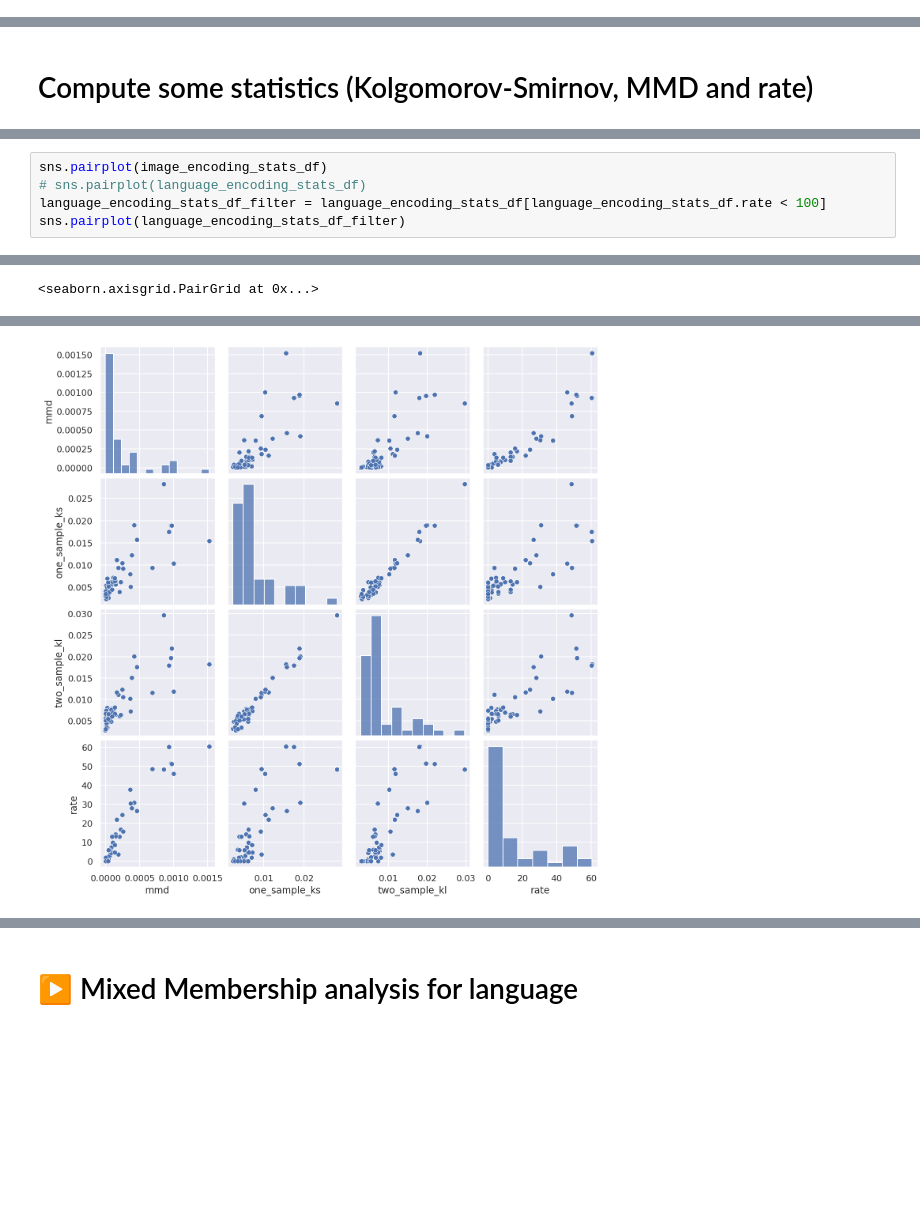
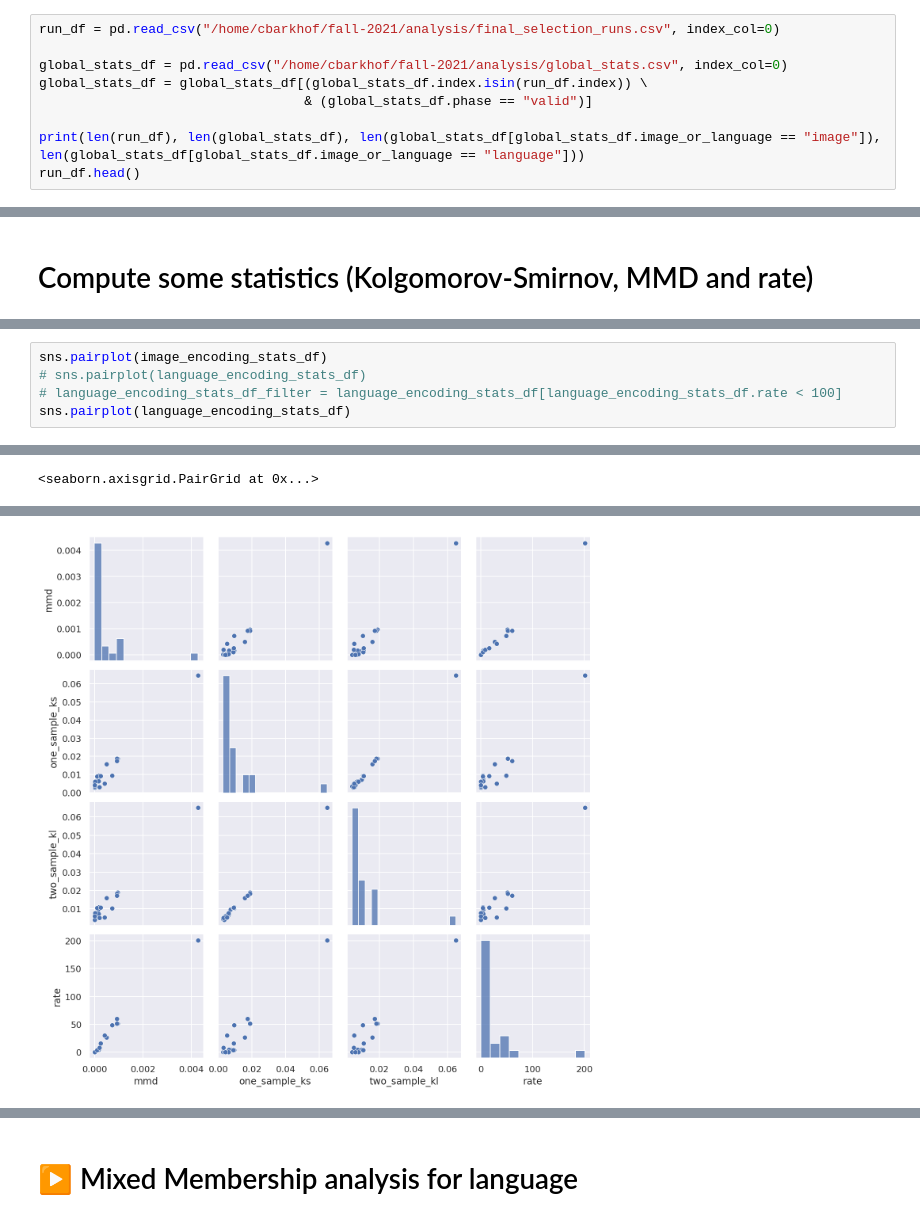
Before and after one commit to ClaartjeBarkhof/bayesian-statistical-criticism-vae, a Jupyter notebook: analysis/latent_space/latent_space_analysis.ipynb, the cells around one changed output, grey strips where cells are left out. Cells and saved outputs as stored; diff of their text form; blank space fills up the shorter version.

Commit message:
redo KL plot

```diff
--- a/analysis/latent_space/latent_space_analysis.ipynb
+++ b/analysis/latent_space/latent_space_analysis.ipynb
@@ -44,0 +25,9 @@ run_df.head()
+# %%
+run_df = pd.read_csv("/home/cbarkhof/fall-2021/analysis/final_selection_runs.csv", index_col=0)
+
+global_stats_df = pd.read_csv("/home/cbarkhof/fall-2021/analysis/global_stats.csv", index_col=0)
+global_stats_df = global_stats_df[(global_stats_df.index.isin(run_df.index)) \
+                                  & (global_stats_df.phase == "valid")]
+
+print(len(run_df), len(global_stats_df), len(global_stats_df[global_stats_df.image_or_language == "image"]), len(global_stats_df[global_stats_df.image_or_language == "language"]))
+run_df.head()
@@ -168,6 +159,6 @@ display(image_encoding_stats_df.head())
 # %%
 sns.pairplot(image_encoding_stats_df)
 # sns.pairplot(language_encoding_stats_df)
-language_encoding_stats_df_filter = language_encoding_stats_df[language_encoding_stats_df.rate < 100]
-sns.pairplot(language_encoding_stats_df_filter)
+# language_encoding_stats_df_filter = language_encoding_stats_df[language_encoding_stats_df.rate < 100]
+sns.pairplot(language_encoding_stats_df)
 # %% [output]
@@ -178,4 +169,4 @@ I0118 14:42:31.952193 23109522525952 utils.py:157] NumExpr defaulting to 8 threa
-[figure, old version]
+[figure, new version]
 # %%
 def kl_comp_data_group_model_groups(self, posterior_predict_n_samples=600, resample_post=False):
     if self.posterior is None or resample_post:
```
Also changed, not shown: parts of 20 cells of this notebook, 13 other files.
